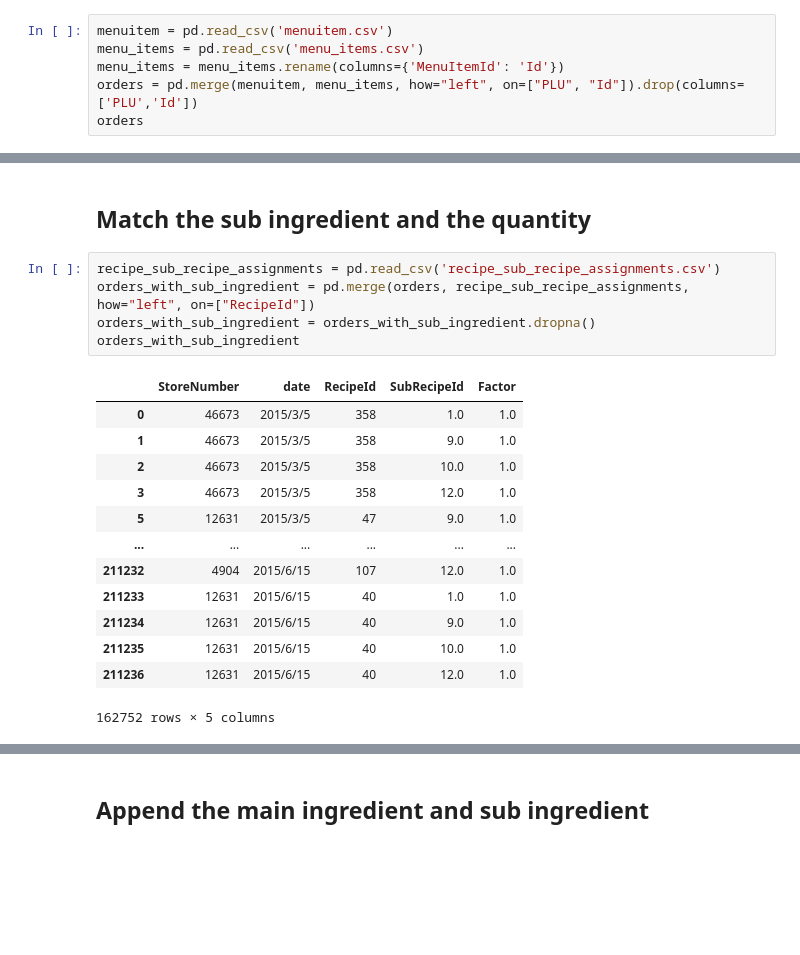
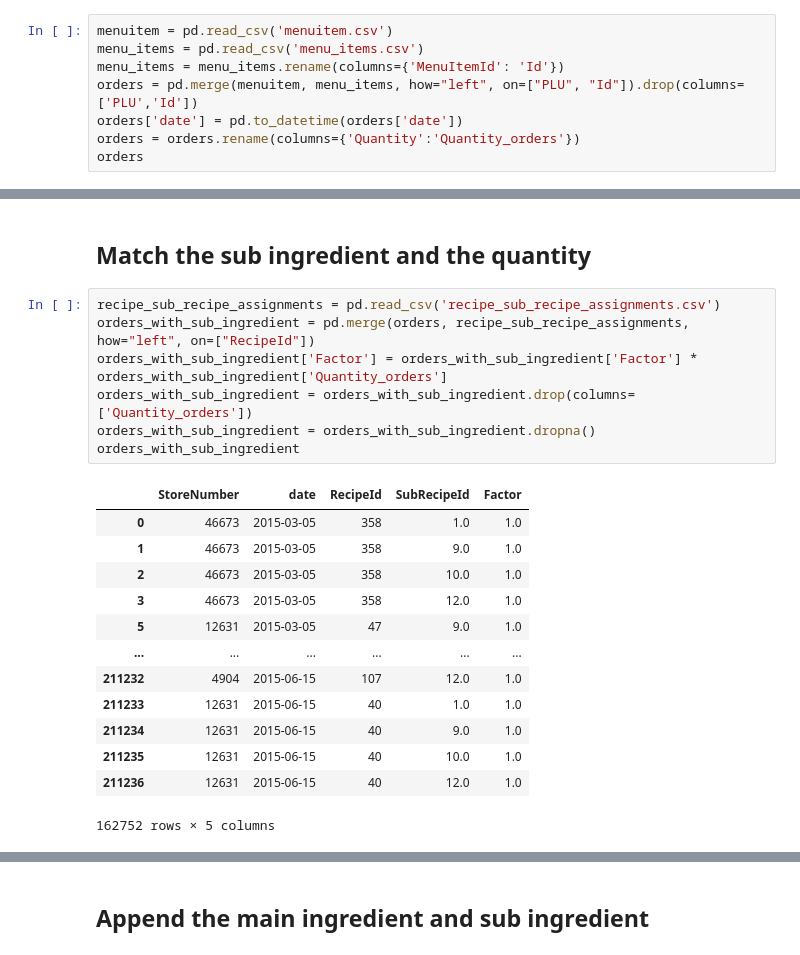
Before and after one commit to Lanottez/IC_BA_2020, a Jupyter notebook: 4th Term/Logistics & Supply Chain Analytics/Individual Project/data_preprocessed/Data_processing.ipynb, the cells around one changed output, grey strips where cells are left out. Drawn from its saved outputs; the diff is of its cells as text; blank space fills up the shorter version.

```diff
--- a/4th Term/Logistics & Supply Chain Analytics/Individual Project/data_preprocessed/Data_processing.ipynb
+++ b/4th Term/Logistics & Supply Chain Analytics/Individual Project/data_preprocessed/Data_processing.ipynb
@@ -19,5 +19,7 @@ menuitem = pd.read_csv('menuitem.csv')
 menu_items = pd.read_csv('menu_items.csv')
 menu_items = menu_items.rename(columns={'MenuItemId': 'Id'})
 orders = pd.merge(menuitem, menu_items, how="left", on=["PLU", "Id"]).drop(columns=['PLU','Id'])
+orders['date'] = pd.to_datetime(orders['date'])
+orders = orders.rename(columns={'Quantity':'Quantity_orders'})
 orders
 # %% [output]
@@ -59,21 +63,23 @@ orders_with_ingredient
 # %%
 recipe_sub_recipe_assignments = pd.read_csv('recipe_sub_recipe_assignments.csv')
 orders_with_sub_ingredient = pd.merge(orders, recipe_sub_recipe_assignments, how="left", on=["RecipeId"])
+orders_with_sub_ingredient['Factor'] = orders_with_sub_ingredient['Factor'] * orders_with_sub_ingredient['Quantity_orders']
+orders_with_sub_ingredient = orders_with_sub_ingredient.drop(columns=['Quantity_orders'])
 orders_with_sub_ingredient = orders_with_sub_ingredient.dropna()
 orders_with_sub_ingredient
 # %% [output]
 |  | StoreNumber | date | RecipeId | SubRecipeId | Factor |
-| 0 | 46673 | 2015/3/5 | 358 | 1.0 | 1.0 |
-| 1 | 46673 | 2015/3/5 | 358 | 9.0 | 1.0 |
-| 2 | 46673 | 2015/3/5 | 358 | 10.0 | 1.0 |
-| 3 | 46673 | 2015/3/5 | 358 | 12.0 | 1.0 |
-| 5 | 12631 | 2015/3/5 | 47 | 9.0 | 1.0 |
+| 0 | 46673 | 2015-03-05 | 358 | 1.0 | 1.0 |
+| 1 | 46673 | 2015-03-05 | 358 | 9.0 | 1.0 |
+| 2 | 46673 | 2015-03-05 | 358 | 10.0 | 1.0 |
+| 3 | 46673 | 2015-03-05 | 358 | 12.0 | 1.0 |
+| 5 | 12631 | 2015-03-05 | 47 | 9.0 | 1.0 |
 | ... | ... | ... | ... | ... | ... |
-| 211232 | 4904 | 2015/6/15 | 107 | 12.0 | 1.0 |
-| 211233 | 12631 | 2015/6/15 | 40 | 1.0 | 1.0 |
-| 211234 | 12631 | 2015/6/15 | 40 | 9.0 | 1.0 |
-| 211235 | 12631 | 2015/6/15 | 40 | 10.0 | 1.0 |
-| 211236 | 12631 | 2015/6/15 | 40 | 12.0 | 1.0 |
+| 211232 | 4904 | 2015-06-15 | 107 | 12.0 | 1.0 |
+| 211233 | 12631 | 2015-06-15 | 40 | 1.0 | 1.0 |
+| 211234 | 12631 | 2015-06-15 | 40 | 9.0 | 1.0 |
+| 211235 | 12631 | 2015-06-15 | 40 | 10.0 | 1.0 |
+| 211236 | 12631 | 2015-06-15 | 40 | 12.0 | 1.0 |
 162752 rows × 5 columns
 # %%
 sub_recipe_ingr_assignments = pd.read_csv('sub_recipe_ingr_assignments.csv')
```
Also changed, not shown: parts of 13 cells of this notebook, 18 other files.
